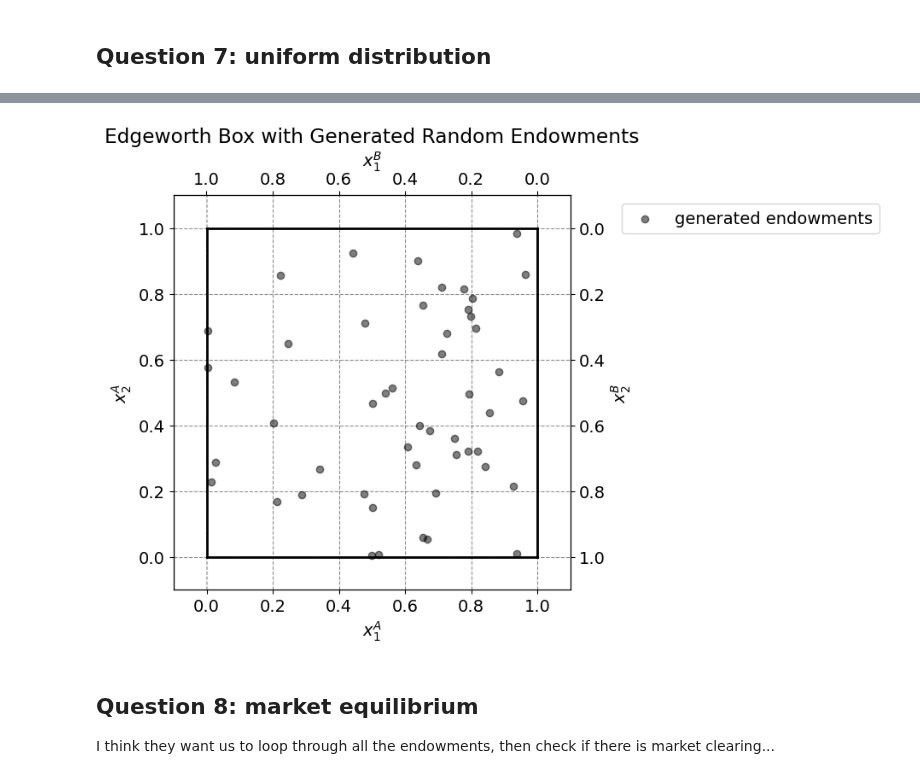
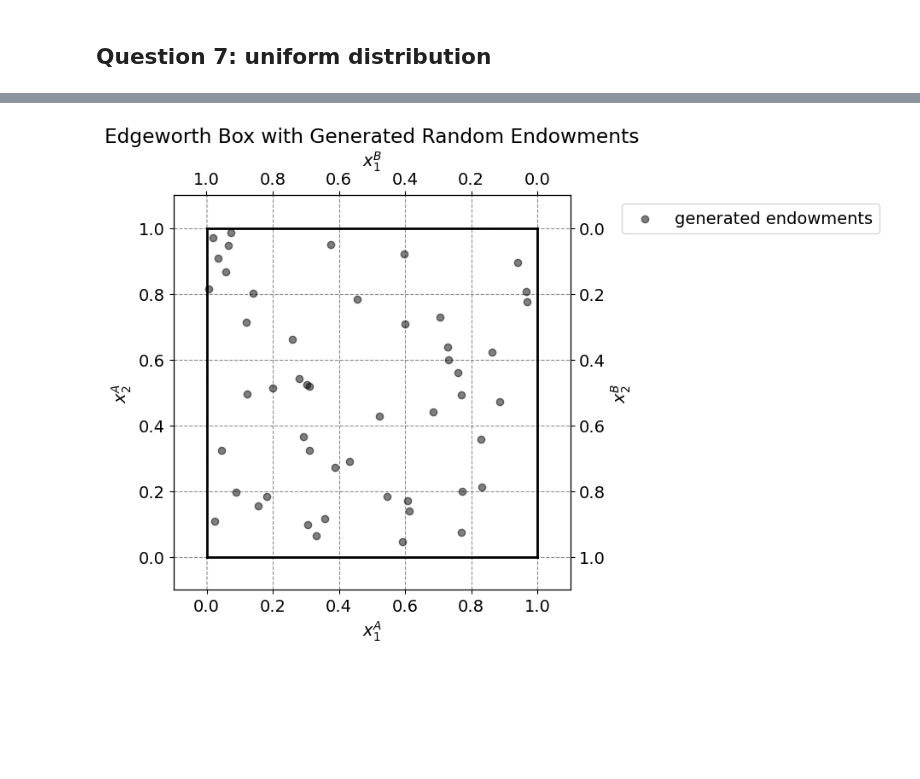
Before and after one commit to NumEconCopenhagen/projects-2024-josh-joshua-and-lyonell, a Jupyter notebook: inauguralproject/InauguralProject2024.ipynb, the cells around one changed output, grey strips where cells are left out. Cells and saved outputs as stored; diff of their text form; code cells hidden in the pictures; blank space fills up the shorter version.

```diff
--- a/inauguralproject/InauguralProject2024.ipynb
+++ b/inauguralproject/InauguralProject2024.ipynb
@@ -537,11 +534,12 @@ plt.show()
 # %%
 # generate random endowments
 
-np.random.seed(79) # for reproductivity
+np.random.seed(42) # for reproductivity
 num_elements = 50
-W = np.random.uniform(0, 1, size=(num_elements, 2))
+omega_A = np.random.uniform(0, 1, size=(num_elements, 2))
 
 # print(W)
-print(len(W))
+print(len(omega_A))
+print(omega_A)
 # %% [output]
 50
@@ -553,36 +567,33 @@ fig = plt.figure(frameon=False, figsize=(6, 6), dpi=100)
 ax_A = fig.add_subplot(1, 1, 1)
 
 ax_A.set_xlabel("$x_1^A$")
 ax_A.set_ylabel("$x_2^A$")
 
 temp = ax_A.twinx()
 temp.set_ylabel("$x_2^B$")
 ax_B = temp.twiny()
 ax_B.set_xlabel("$x_1^B$")
 ax_B.invert_xaxis()
 ax_B.invert_yaxis()
 
 # plot the generated random endowments
-x_values = W[:, 0]
-y_values = W[:, 1]
+x_values = omega_A[:, 0]
+y_values = omega_A[:, 1]
 ax_A.scatter(x_values, y_values, color='black', alpha=0.5, label='generated endowments')
 
 # limits
 ax_A.plot([0, w1bar], [0, 0], lw=2, color='black')
 ax_A.plot([0, w1bar], [w2bar, w2bar], lw=2, color='black')
 ax_A.plot([0, 0], [0, w2bar], lw=2, color='black')
 ax_A.plot([w1bar, w1bar], [0, w2bar], lw=2, color='black')
 
 ax_A.set_xlim([-0.1, w1bar + 0.1])
 ax_A.set_ylim([-0.1, w2bar + 0.1])
 ax_B.set_xlim([w1bar + 0.1, -0.1])
 ax_B.set_ylim([w2bar + 0.1, -0.1])
 
 ax_A.legend(frameon=True, loc='upper right', bbox_to_anchor=(1.8, 1.0))
 plt.title('Edgeworth Box with Generated Random Endowments')
 plt.show()
 # %% [output]
-[figure, old version]
+[figure, new version]
-# %% [markdown]
-## Question 8: market equilibrium
-I think they want us to loop through all the endowments, then check if there is market clearing...
```
Also changed, not shown: parts of 10 cells of this notebook, 1 other file.
